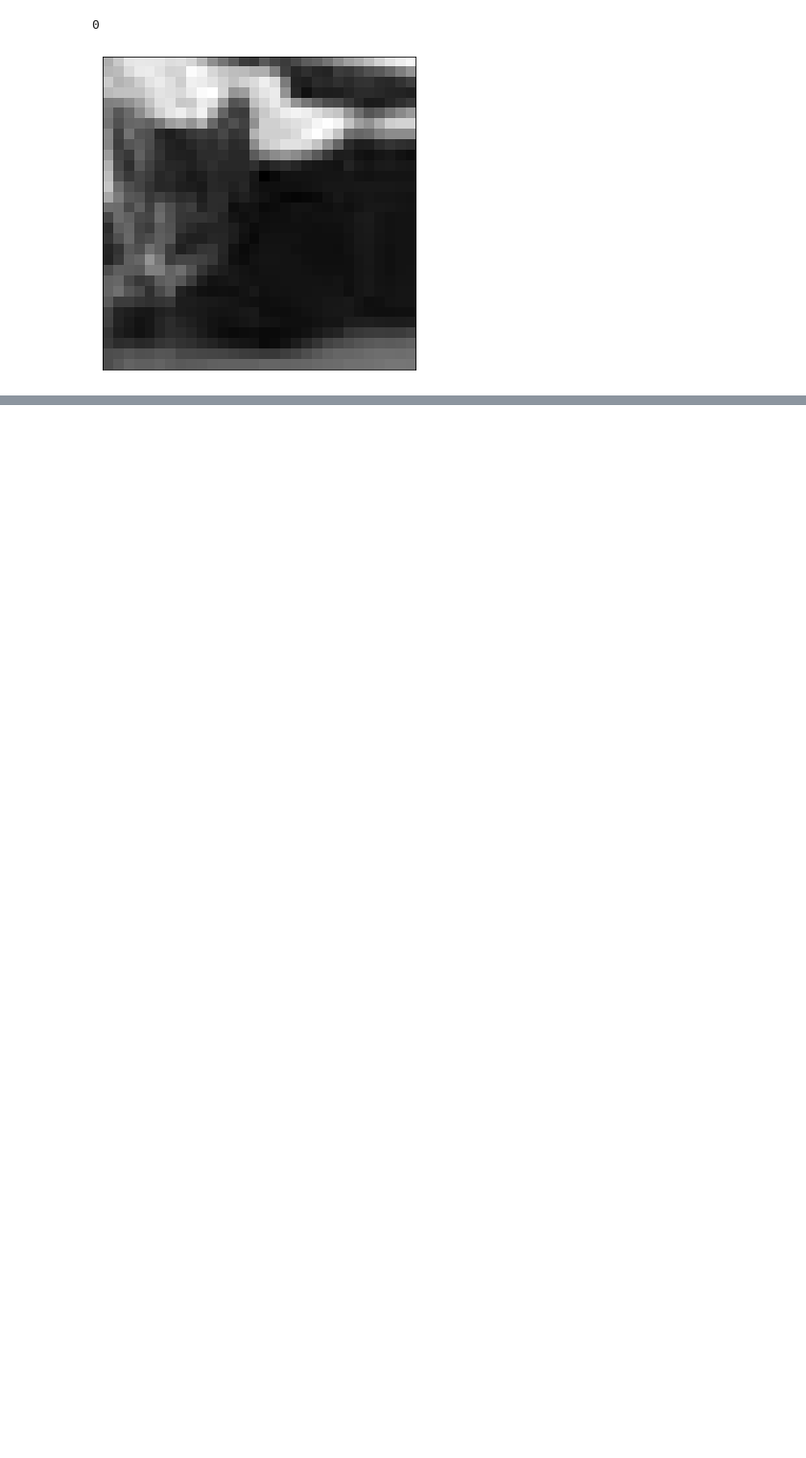
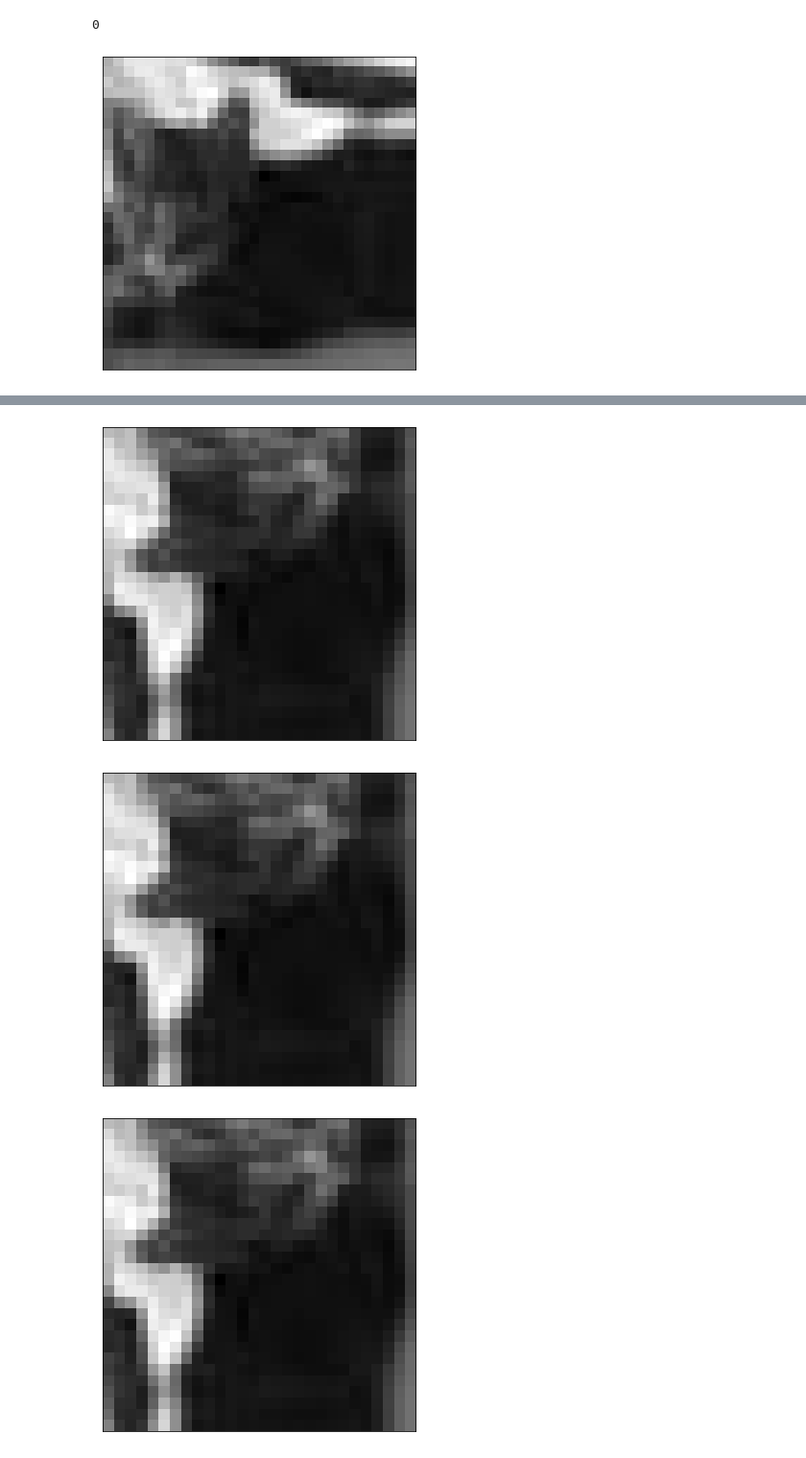
Before and after one commit to noob975/CS699-ASSIGNMENT-1, a Jupyter notebook: DLA_A1.ipynb, the cells around one changed output, grey strips where cells are left out. Shown: that part at 96% size. Drawn from its saved outputs; the diff is of its cells as text; code cells hidden in the pictures; blank space fills up the shorter version.

```diff
--- a/DLA_A1.ipynb
+++ b/DLA_A1.ipynb
@@ -155,0 +162,7 @@ for i in range(10):
+# %%
+for i in range(5):
+    show_image(layer2[i])
+# %% [output]
+[figure, added]
+[figure, added]
+[figure, added]
```
Also changed, not shown: parts of 4 cells of this notebook.
